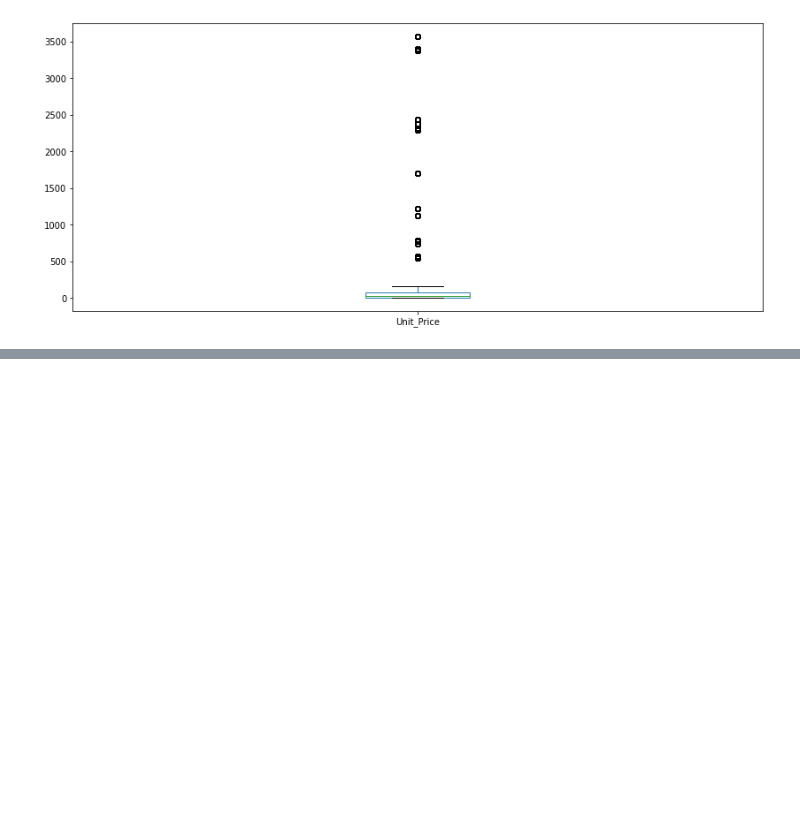
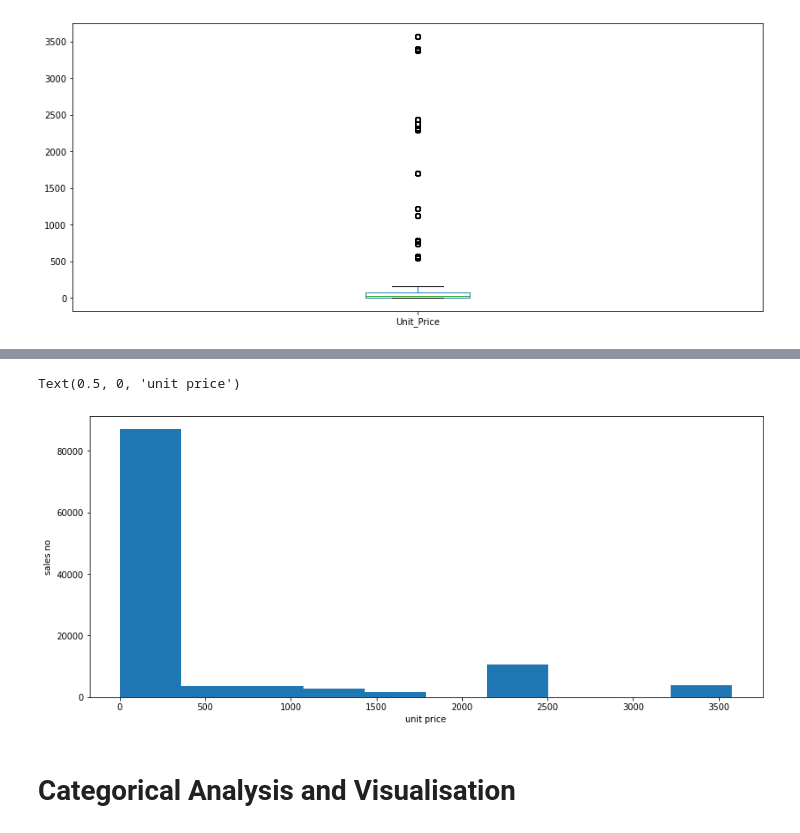
Before and after one commit to LesleyBonyo/Data-science, a Jupyter notebook: Jan_19_fcc.ipynb, the cells around one changed output, grey strips where cells are left out. Saved outputs shown, nothing was run; the diff lists cells and outputs as text; code cells hidden in the pictures; blank space fills up the shorter version.

Commit message:
Data Analysis

```diff
--- a/Jan_19_fcc.ipynb
+++ b/Jan_19_fcc.ipynb
@@ -88,0 +98,9 @@ AttributeError: 'Line2D' object has no property 'vert'
+# %%
+salesNo = mySales['Unit_Price'].plot(kind = 'hist', figsize = (14,6))
+salesNo.set_ylabel('sales no')
+salesNo.set_xlabel('unit price')
+# %% [output]
+Text(0.5, 0, 'unit price')
+[figure, added]
+# %% [markdown]
+# Categorical Analysis and Visualisation
```
Also changed, not shown: parts of 14 cells of this notebook.
